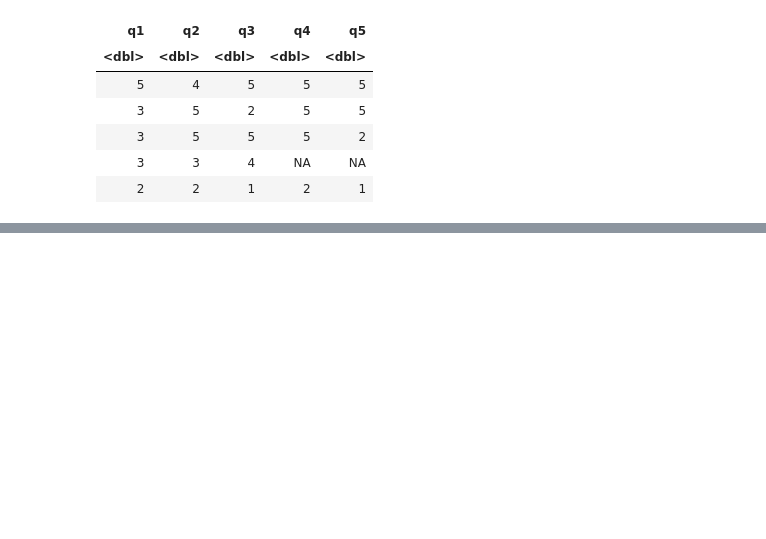
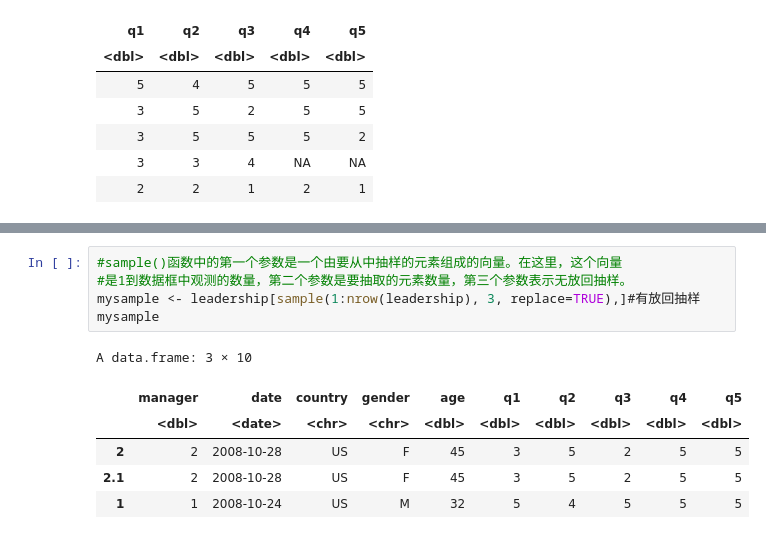
Before and after one commit to ruishuQU/R-IN-ACTION, a Jupyter notebook: code/ch04 基本数据管理.ipynb, the cells around one changed output, grey strips where cells are left out. Saved outputs shown, nothing was run; the diff lists cells and outputs as text; blank space fills up the shorter version.

```diff
--- a/code/ch04 基本数据管理.ipynb
+++ b/code/ch04 基本数据管理.ipynb
@@ -408,0 +514,12 @@ A data.frame: 5 × 5
+# %%
+#sample()函数中的第一个参数是一个由要从中抽样的元素组成的向量。在这里，这个向量
+#是1到数据框中观测的数量，第二个参数是要抽取的元素数量，第三个参数表示无放回抽样。
+mysample <- leadership[sample(1:nrow(leadership), 3, replace=TRUE),]#有放回抽样
+mysample
+# %% [output]
+A data.frame: 3 × 10
+|  | manager | date | country | gender | age | q1 | q2 | q3 | q4 | q5 |
+|  | <dbl> | <date> | <chr> | <chr> | <dbl> | <dbl> | <dbl> | <dbl> | <dbl> | <dbl> |
+| 2 | 2 | 2008-10-28 | US | F | 45 | 3 | 5 | 2 | 5 | 5 |
+| 2.1 | 2 | 2008-10-28 | US | F | 45 | 3 | 5 | 2 | 5 | 5 |
+| 1 | 1 | 2008-10-24 | US | M | 32 | 5 | 4 | 5 | 5 | 5 |
```
Also changed, not shown: parts of 8 cells of this notebook.
